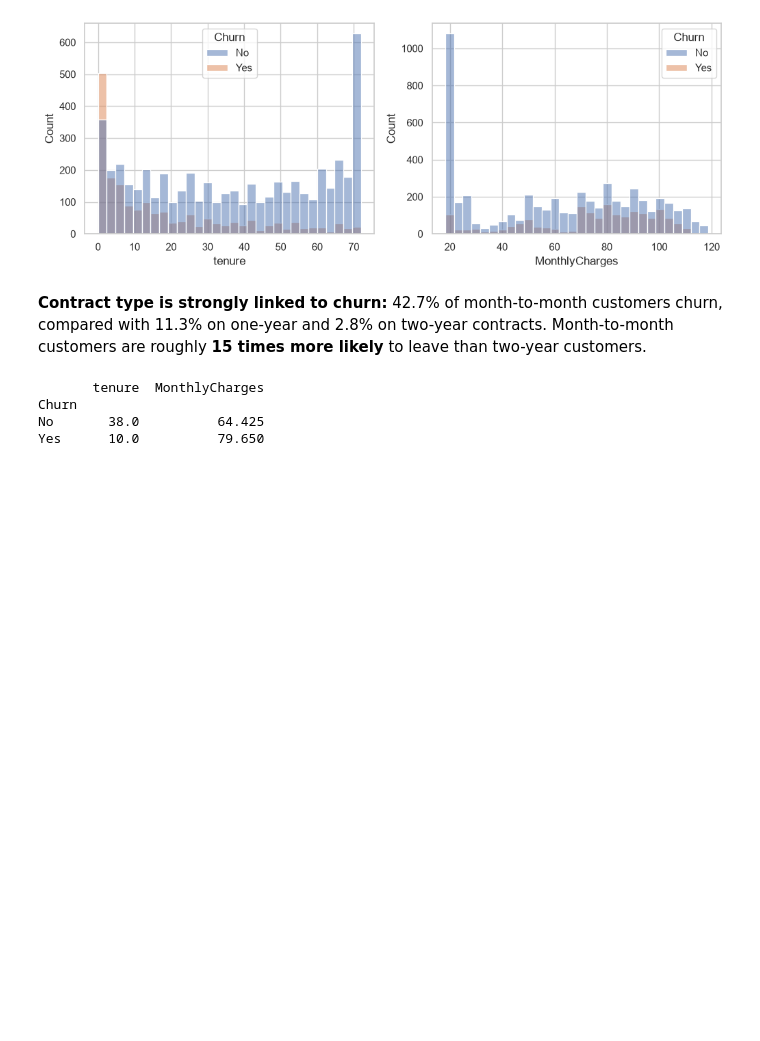
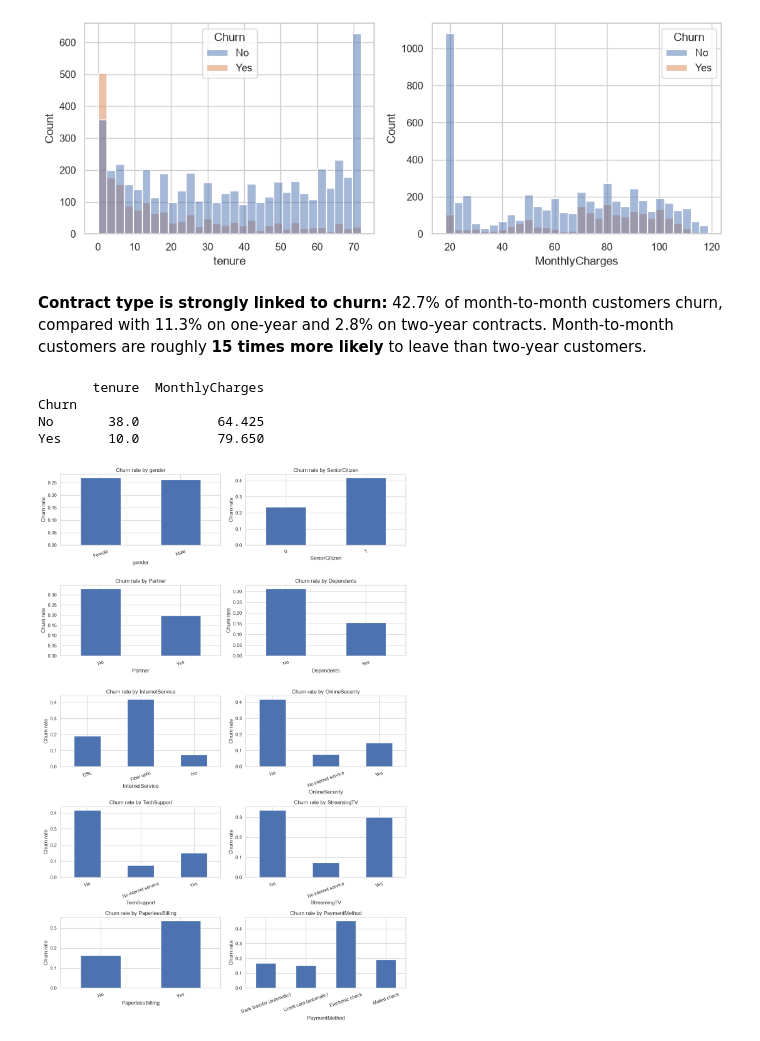
Before and after one commit to chadheesha20251151-maker/churn-ml, a Jupyter notebook: notebooks/01_eda.ipynb, the cells around one changed output. Saved outputs shown, nothing was run; the diff lists cells and outputs as text; code cells hidden in the pictures; blank space fills up the shorter version.

Commit message:
EDA: categorical features, correlation heatmap, insights

```diff
--- a/notebooks/01_eda.ipynb
+++ b/notebooks/01_eda.ipynb
@@ -137,3 +137,19 @@ print(df.groupby("Churn")[["tenure", "MonthlyCharges"]].median())
 Churn
 No       38.0          64.425
 Yes      10.0          79.650
+# %%
+cat_cols = ["gender", "SeniorCitizen", "Partner", "Dependents", "InternetService",
+            "OnlineSecurity", "TechSupport", "StreamingTV", "PaperlessBilling", "PaymentMethod"]
+
+fig, axes = plt.subplots(5, 2, figsize=(12, 18))
+for ax, col in zip(axes.flatten(), cat_cols):
+    rate = df.groupby(col)["Churn"].apply(lambda s: (s == "Yes").mean())
+    rate.plot(kind="bar", ax=ax)
+    ax.set_title(f"Churn rate by {col}")
+    ax.set_ylabel("Churn rate")
+    ax.tick_params(axis="x", rotation=20)
+plt.tight_layout()
+plt.savefig("../reports/figures/churn_by_categorical.png", dpi=200, bbox_inches="tight")
+plt.show()
+# %% [output]
+[figure, added]
```
Also changed, not shown: parts of 6 cells of this notebook, 2 other files.
